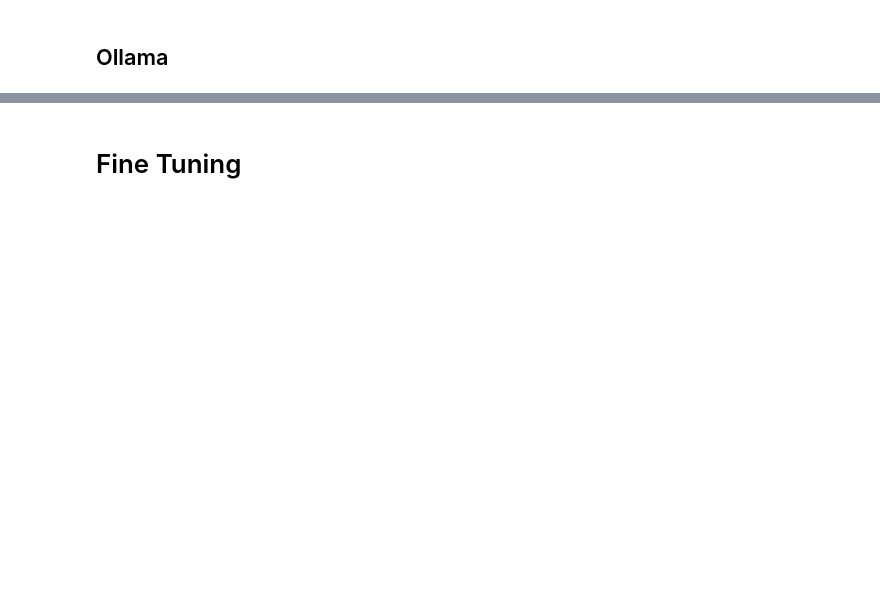
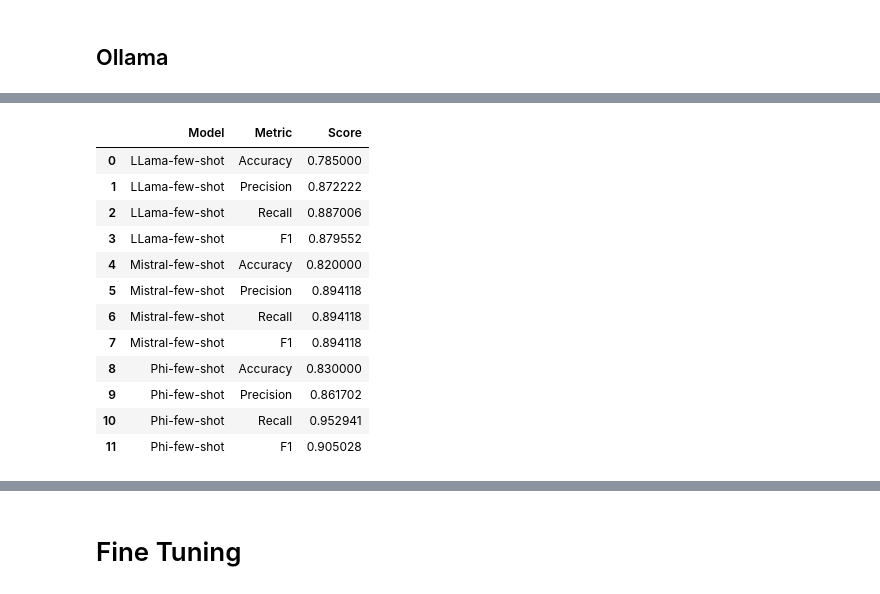
Before and after one commit to mundruid/cyberdata-mlai, a Jupyter notebook: cyberdata_mlai/classification_ai.ipynb, the cells around one changed output, grey strips where cells are left out. Saved outputs shown, nothing was run; the diff lists cells and outputs as text; code cells hidden in the pictures; blank space fills up the shorter version.

```diff
--- a/cyberdata_mlai/classification_ai.ipynb
+++ b/cyberdata_mlai/classification_ai.ipynb
@@ -395,13 +584,28 @@ plt.show()
 # %%
 # Convert to long-format DataFrame
 few_scores_df_long = pd.DataFrame(
     [
         {"Model": list(item.keys())[0], "Metric": metric, "Score": value}
         for item in few_shot_metrics
         for metric, value in list(item.values())[0].items()
     ]
 )
-zero_scores_df_long
+few_scores_df_long.to_csv("few_shot_scores.csv", index=False)
+few_scores_df_long
+# %% [output]
+|  | Model | Metric | Score |
+| 0 | LLama-few-shot | Accuracy | 0.785000 |
+| 1 | LLama-few-shot | Precision | 0.872222 |
+| 2 | LLama-few-shot | Recall | 0.887006 |
+| 3 | LLama-few-shot | F1 | 0.879552 |
+| 4 | Mistral-few-shot | Accuracy | 0.820000 |
+| 5 | Mistral-few-shot | Precision | 0.894118 |
+| 6 | Mistral-few-shot | Recall | 0.894118 |
+| 7 | Mistral-few-shot | F1 | 0.894118 |
+| 8 | Phi-few-shot | Accuracy | 0.830000 |
+| 9 | Phi-few-shot | Precision | 0.861702 |
+| 10 | Phi-few-shot | Recall | 0.952941 |
+| 11 | Phi-few-shot | F1 | 0.905028 |
 # %%
 import matplotlib.pyplot as plt
 import seaborn as sns
```
Also changed, not shown: parts of 21 cells of this notebook, 1 other file.
